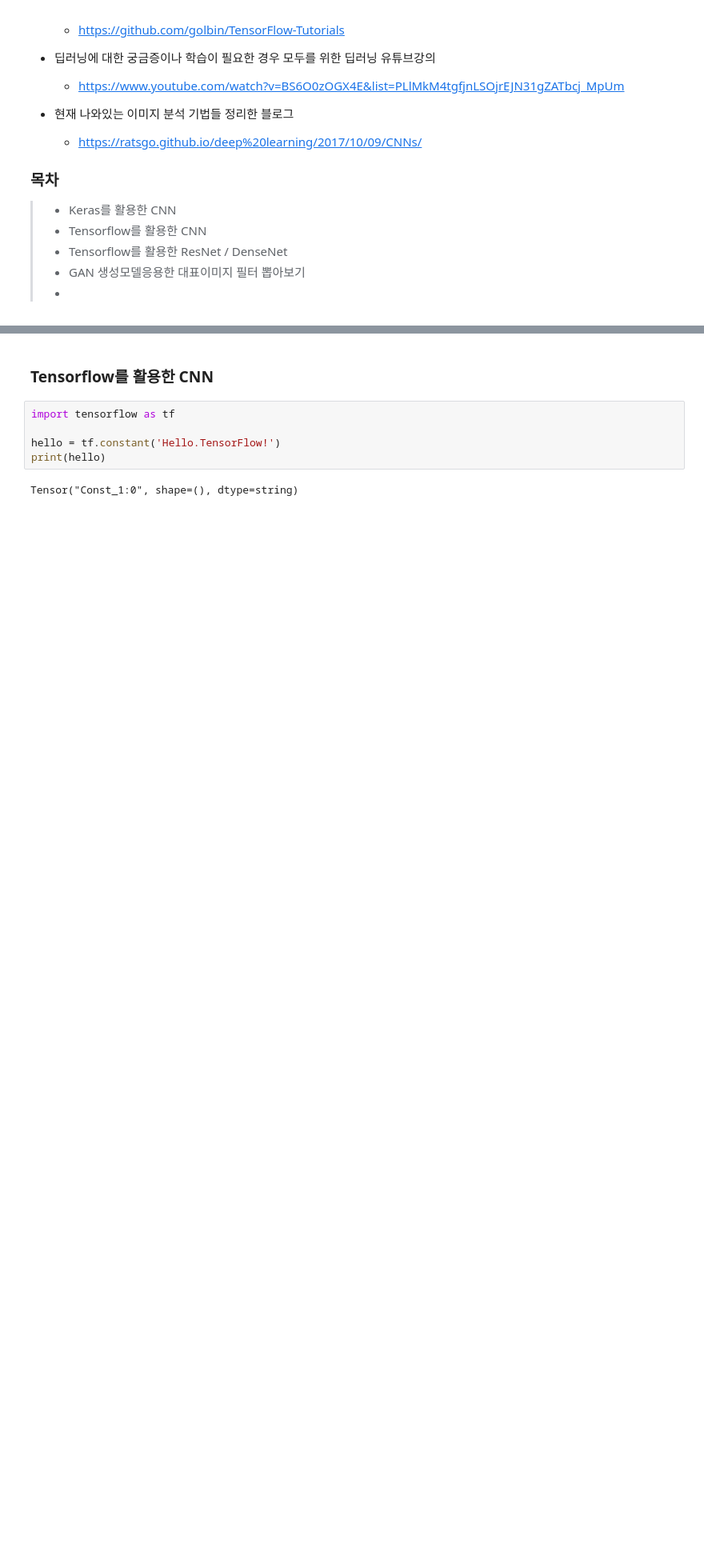
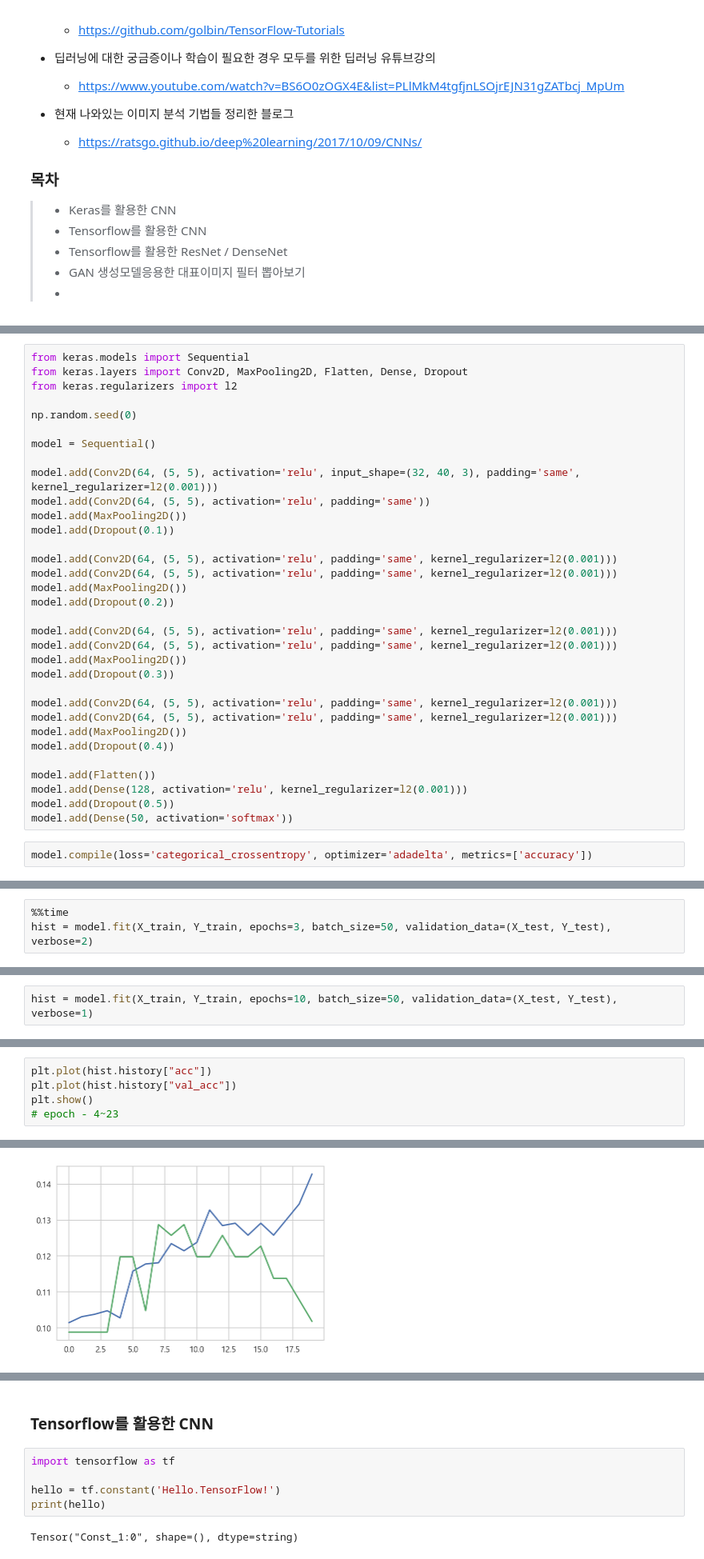
Before and after one commit to brightscannon/Webtoon_recommand_system, a Jupyter notebook: 03_Daum_thumbnail_image_preprocessing.ipynb, the cells around one changed output, grey strips where cells are left out. Shown at 80% size. Cells and saved outputs as stored; diff of their text form; blank space fills up the shorter version.

```diff
--- a/03_Daum_thumbnail_image_preprocessing.ipynb
+++ b/03_Daum_thumbnail_image_preprocessing.ipynb
@@ -320,0 +429,35 @@ Done!제중 :  43119
+# %%
+from keras.models import Sequential
+from keras.layers import Conv2D, MaxPooling2D, Flatten, Dense, Dropout
+from keras.regularizers import l2
+
+np.random.seed(0)
+
+model = Sequential()
+
+model.add(Conv2D(64, (5, 5), activation='relu', input_shape=(32, 40, 3), padding='same', kernel_regularizer=l2(0.001)))
+model.add(Conv2D(64, (5, 5), activation='relu', padding='same'))
+model.add(MaxPooling2D())
+model.add(Dropout(0.1))
+
+model.add(Conv2D(64, (5, 5), activation='relu', padding='same', kernel_regularizer=l2(0.001)))
+model.add(Conv2D(64, (5, 5), activation='relu', padding='same', kernel_regularizer=l2(0.001)))
+model.add(MaxPooling2D())
+model.add(Dropout(0.2))
+
+model.add(Conv2D(64, (5, 5), activation='relu', padding='same', kernel_regularizer=l2(0.001)))
+model.add(Conv2D(64, (5, 5), activation='relu', padding='same', kernel_regularizer=l2(0.001)))
+model.add(MaxPooling2D())
+model.add(Dropout(0.3))
+
+model.add(Conv2D(64, (5, 5), activation='relu', padding='same', kernel_regularizer=l2(0.001)))
+model.add(Conv2D(64, (5, 5), activation='relu', padding='same', kernel_regularizer=l2(0.001)))
+model.add(MaxPooling2D())
+model.add(Dropout(0.4))
+
+model.add(Flatten())
+model.add(Dense(128, activation='relu', kernel_regularizer=l2(0.001)))
+model.add(Dropout(0.5))
+model.add(Dense(50, activation='softmax'))
+# %%
+model.compile(loss='categorical_crossentropy', optimizer='adadelta', metrics=['accuracy'])
@@ -320,0 +484,3 @@ Done!제중 :  43119
+# %%
+%%time
+hist = model.fit(X_train, Y_train, epochs=3, batch_size=50, validation_data=(X_test, Y_test), verbose=2)
@@ -320,0 +496,2 @@ Done!제중 :  43119
+# %%
+hist = model.fit(X_train, Y_train, epochs=10, batch_size=50, validation_data=(X_test, Y_test), verbose=1)
@@ -320,0 +509,6 @@ Done!제중 :  43119
+# %%
+plt.plot(hist.history["acc"])
+plt.plot(hist.history["val_acc"])
+plt.show()
+# epoch - 4~23
+# %% [output]
@@ -320,0 +517 @@ Done!제중 :  43119
+[figure, added]
```
Also changed, not shown: parts of 26 cells of this notebook, 3 other files.
